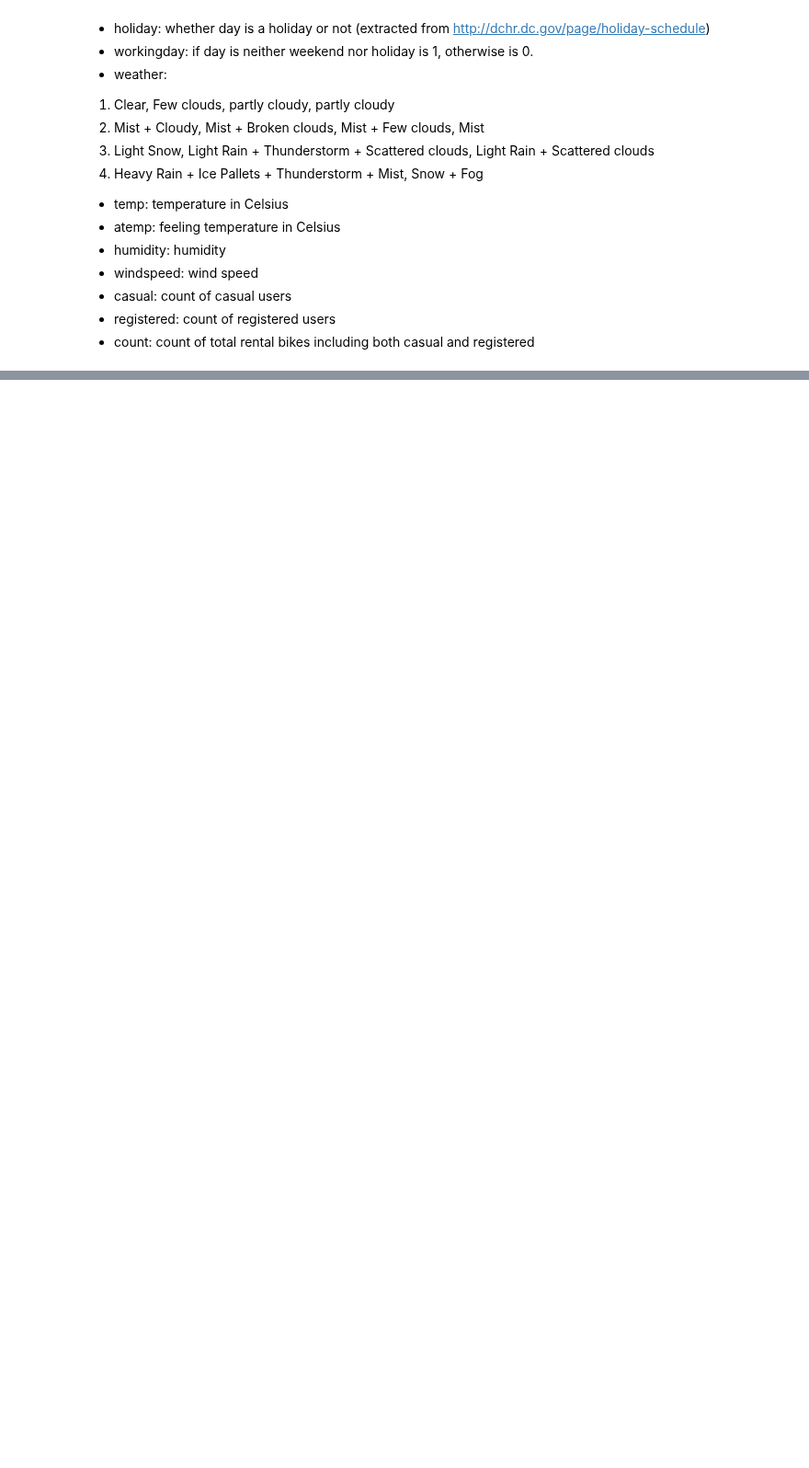
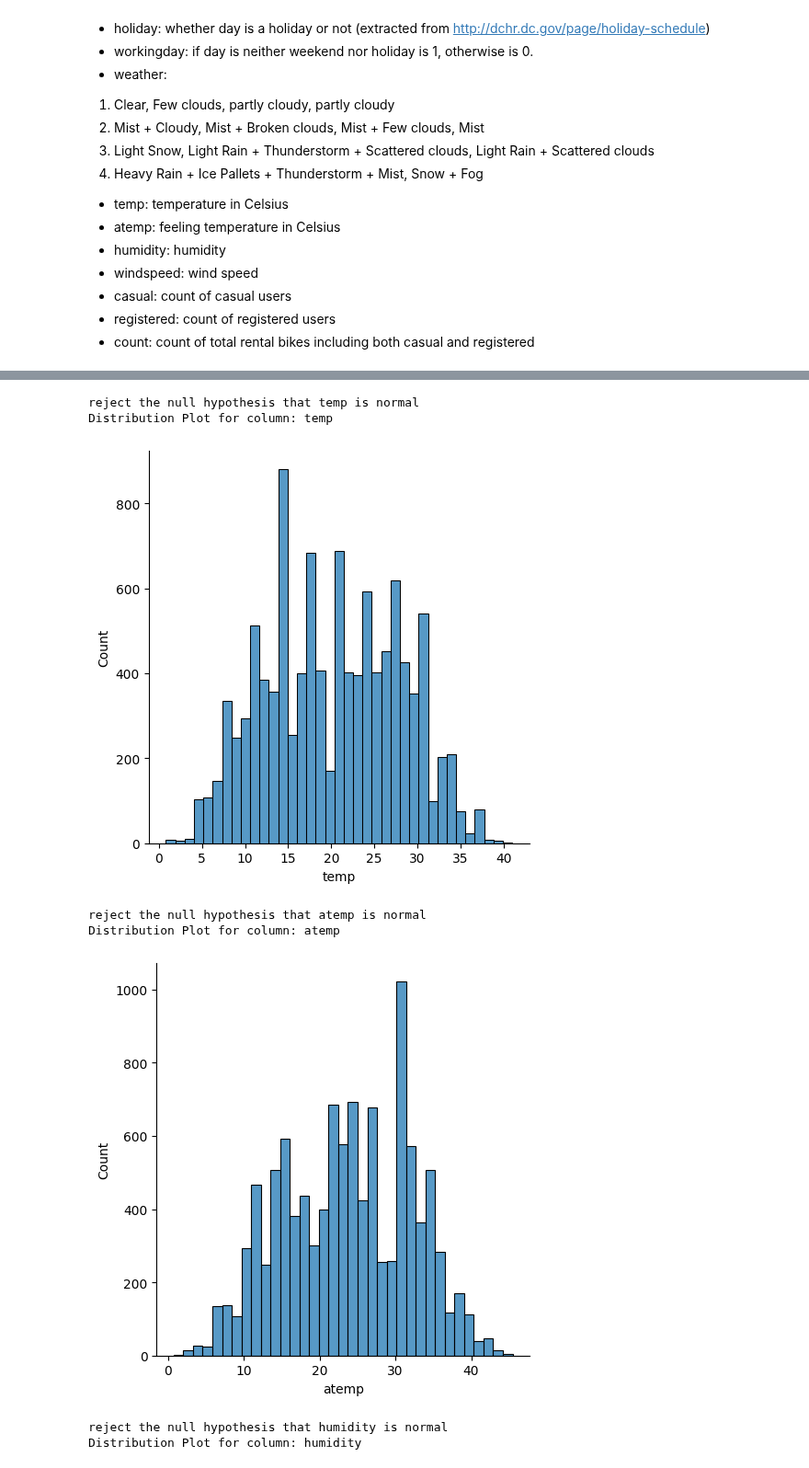
Before and after one commit to trehansalil/yulu_data_analysis, a Jupyter notebook: data_analysis.ipynb, the cells around one changed output, grey strips where cells are left out. Shown at 92% size. Cells and saved outputs as stored; diff of their text form; code cells hidden in the pictures; blank space fills up the shorter version.

```diff
--- a/data_analysis.ipynb
+++ b/data_analysis.ipynb
@@ -50,2 +58,8 @@ df['season_name'] = df['season'].map({1: 'spring', 2: 'summer', 3: 'fall', 4: 'w
-# %%
-df['weather_condition'] = df['weather'].map({1: 'Clear/Partially Cloudy', 2: 'Misty/Cloudy', 3: 'Snowy/Slightly Rainy', 4: 'Extremely Unfavourable Weather'})
+# %%
+df['hour'] = df.datetime.dt.hour
+
+df['date'] = df.datetime.dt.date
+# %%
+cat_cols = ['season', 'holiday', 'workingday', 'weather', 'season_name', 'weather_condition', 'hour']
+num_cols = ['temp', 'atemp', 'humidity', 'windspeed', 'casual', 'registered', 'count']
+target_cols = ['casual', 'registered', 'count']
@@ -87,0 +107,4 @@ Name: datetime, Length: 10886, dtype: datetime64[ns]
+# %%
+#number of unique values in our data
+for i in df.columns:
+  print(i,':',df[i].nunique())
@@ -87,0 +169,20 @@ Name: datetime, Length: 10886, dtype: datetime64[ns]
+# %%
+for i in num_cols:
+    statistic, p = stats.kstest(df[i],stats.norm.cdf)
+    if p< alpha:
+        print(f"reject the null hypothesis that {i} is normal")
+    else:
+        print(f"Failed to reject the null hypothesis that {i} is normal")
+    print(f"Distribution Plot for column: {i}\n")
+    sns.displot(df[i])
+
+    plt.show()
+# %% [output]
+reject the null hypothesis that temp is normal
+Distribution Plot for column: temp
+[figure, added]
+reject the null hypothesis that atemp is normal
+Distribution Plot for column: atemp
+[figure, added]
+reject the null hypothesis that humidity is normal
+Distribution Plot for column: humidity
```
Also changed, not shown: parts of 24 cells of this notebook, 1 other file.
